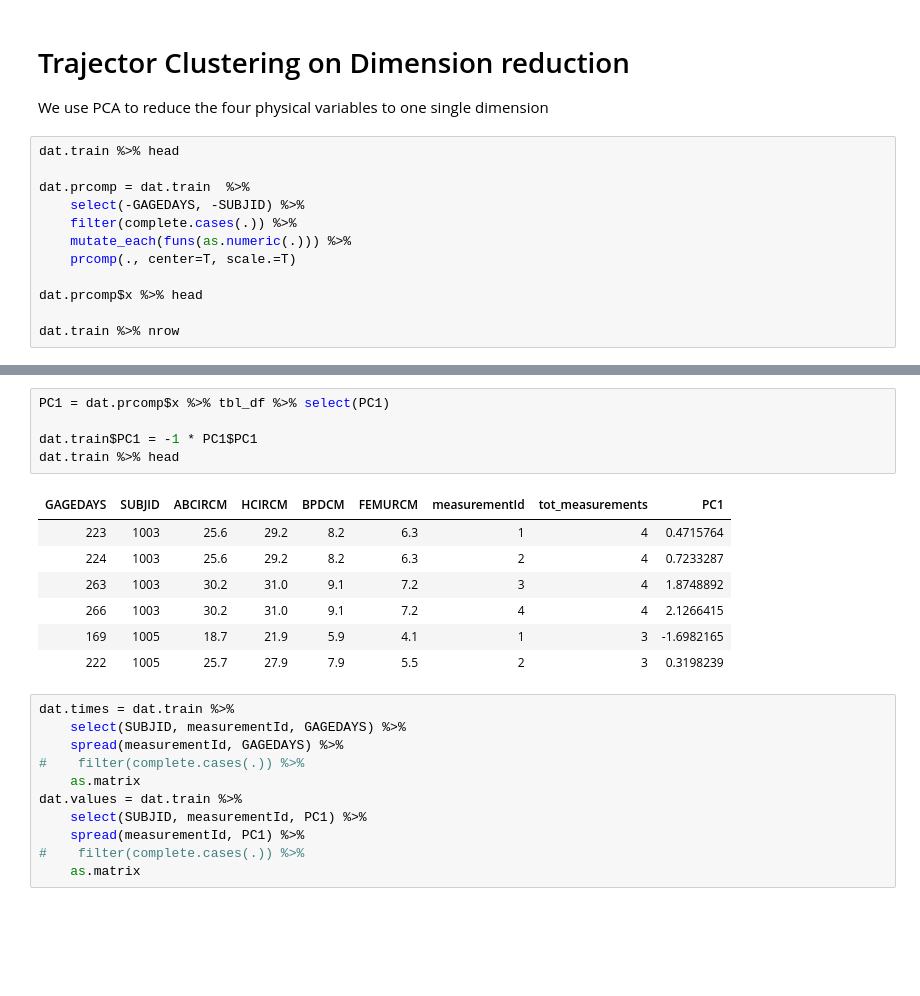
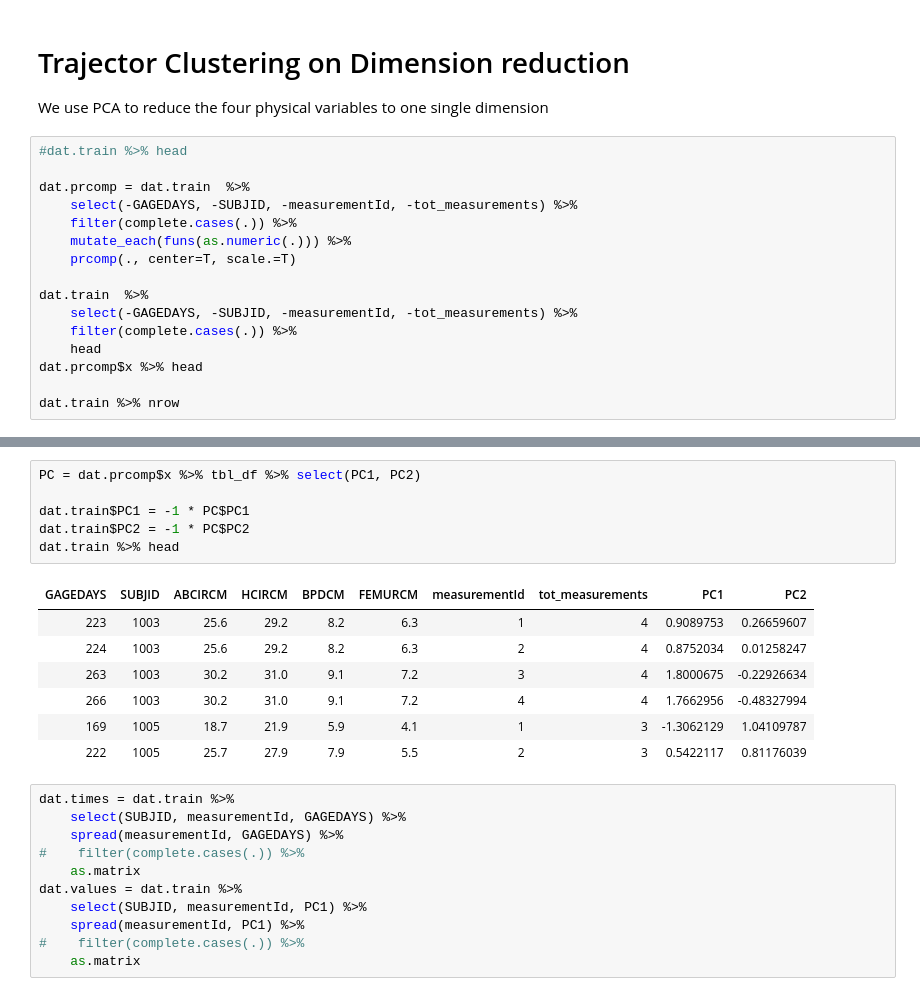
Before and after one commit to de-git/HBGDki-London, a Jupyter notebook: Ultrasound/notebooks/trajectory clustering.ipynb, the cells around one changed output, grey strips where cells are left out. Saved outputs shown, nothing was run; the diff lists cells and outputs as text; blank space fills up the shorter version.

```diff
--- a/Ultrasound/notebooks/trajectory clustering.ipynb
+++ b/Ultrasound/notebooks/trajectory clustering.ipynb
@@ -70,14 +68,18 @@ $ Study         <chr> "Study 1", "Study 1", "Study 1", "Study 1", "Study 1"...
 
 We use PCA to reduce the four physical variables to one single dimension
 # %%
-dat.train %>% head
+#dat.train %>% head
 
 dat.prcomp = dat.train  %>%
-    select(-GAGEDAYS, -SUBJID) %>%
+    select(-GAGEDAYS, -SUBJID, -measurementId, -tot_measurements) %>%
     filter(complete.cases(.)) %>%
     mutate_each(funs(as.numeric(.))) %>%
     prcomp(., center=T, scale.=T)
 
+dat.train  %>%
+    select(-GAGEDAYS, -SUBJID, -measurementId, -tot_measurements) %>%
+    filter(complete.cases(.)) %>%
+    head
 dat.prcomp$x %>% head
 
 dat.train %>% nrow
@@ -100,16 +106,17 @@ dat.train %>% nrow
 # %%
-PC1 = dat.prcomp$x %>% tbl_df %>% select(PC1)
+PC = dat.prcomp$x %>% tbl_df %>% select(PC1, PC2)
 
-dat.train$PC1 = -1 * PC1$PC1
+dat.train$PC1 = -1 * PC$PC1
+dat.train$PC2 = -1 * PC$PC2
 dat.train %>% head
 # %% [output]
-| GAGEDAYS | SUBJID | ABCIRCM | HCIRCM | BPDCM | FEMURCM | measurementId | tot_measurements | PC1 |
-| 223 | 1003 | 25.6 | 29.2 | 8.2 | 6.3 | 1 | 4 | 0.4715764 |
-| 224 | 1003 | 25.6 | 29.2 | 8.2 | 6.3 | 2 | 4 | 0.7233287 |
-| 263 | 1003 | 30.2 | 31.0 | 9.1 | 7.2 | 3 | 4 | 1.8748892 |
-| 266 | 1003 | 30.2 | 31.0 | 9.1 | 7.2 | 4 | 4 | 2.1266415 |
-| 169 | 1005 | 18.7 | 21.9 | 5.9 | 4.1 | 1 | 3 | -1.6982165 |
-| 222 | 1005 | 25.7 | 27.9 | 7.9 | 5.5 | 2 | 3 | 0.3198239 |
+| GAGEDAYS | SUBJID | ABCIRCM | HCIRCM | BPDCM | FEMURCM | measurementId | tot_measurements | PC1 | PC2 |
+| 223 | 1003 | 25.6 | 29.2 | 8.2 | 6.3 | 1 | 4 | 0.9089753 | 0.26659607 |
+| 224 | 1003 | 25.6 | 29.2 | 8.2 | 6.3 | 2 | 4 | 0.8752034 | 0.01258247 |
+| 263 | 1003 | 30.2 | 31.0 | 9.1 | 7.2 | 3 | 4 | 1.8000675 | -0.22926634 |
+| 266 | 1003 | 30.2 | 31.0 | 9.1 | 7.2 | 4 | 4 | 1.7662956 | -0.48327994 |
+| 169 | 1005 | 18.7 | 21.9 | 5.9 | 4.1 | 1 | 3 | -1.3062129 | 1.04109787 |
+| 222 | 1005 | 25.7 | 27.9 | 7.9 | 5.5 | 2 | 3 | 0.5422117 | 0.81176039 |
 # %%
 dat.times = dat.train %>%
     select(SUBJID, measurementId, GAGEDAYS) %>%
```
Also changed, not shown: parts of 18 cells of this notebook, 2 other files.
